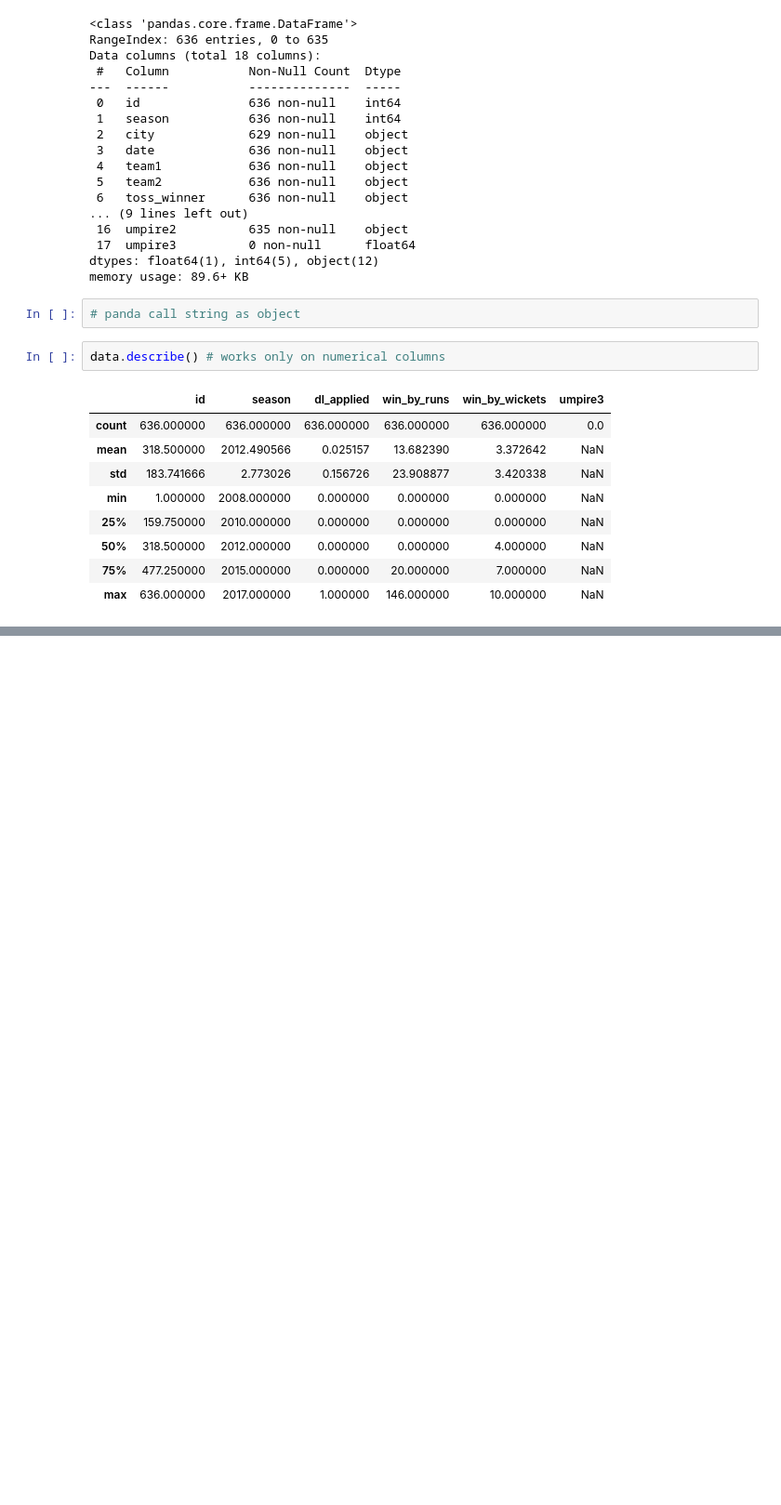
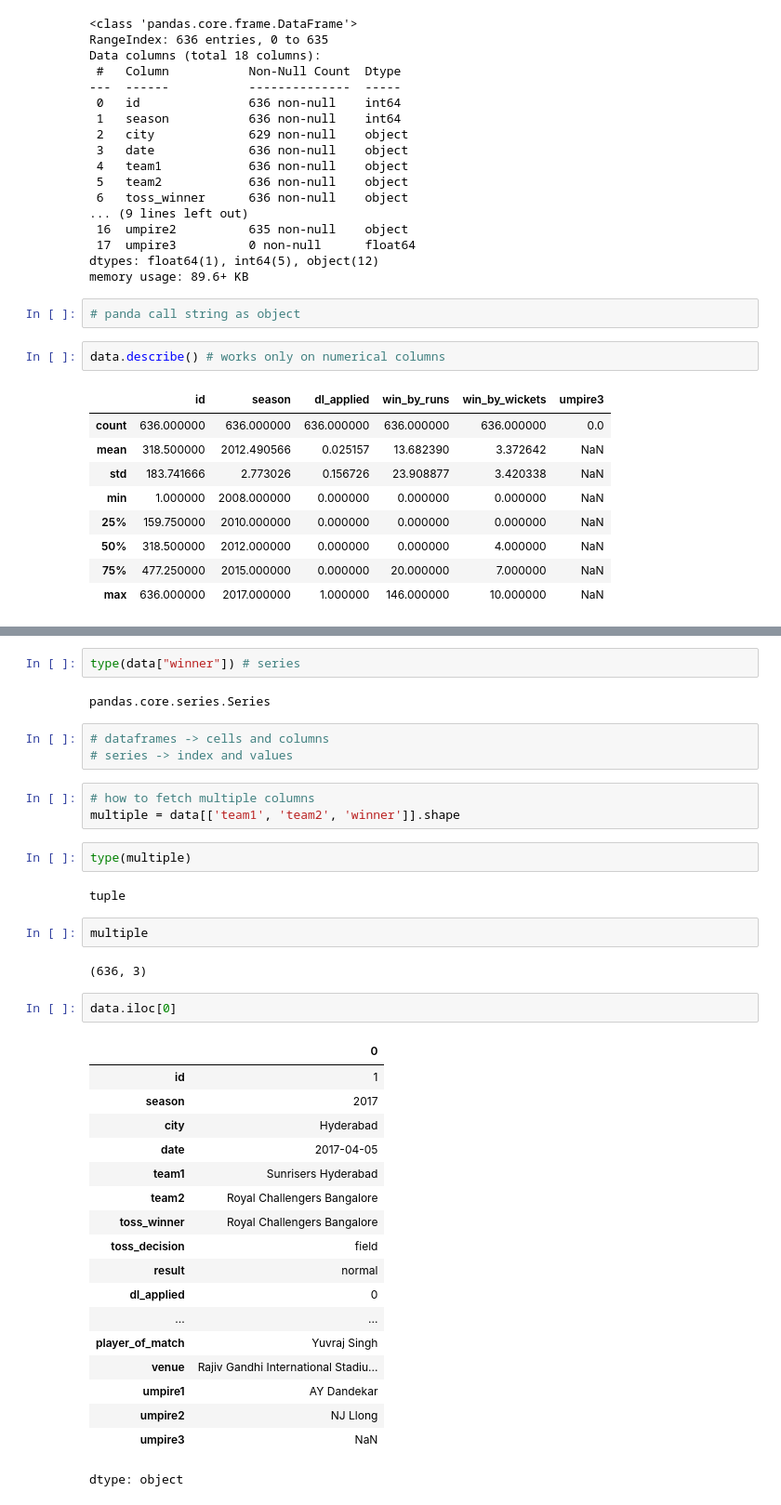
Before and after one commit to RazyAnas/MachineLearning, a Jupyter notebook: Pandas.ipynb, the cells around one changed output, grey strips where cells are left out. Shown at 93% size. Cells and saved outputs as stored; diff of their text form; blank space fills up the shorter version.

```diff
--- a/Pandas.ipynb
+++ b/Pandas.ipynb
@@ -110,0 +133,39 @@ data.describe() # works only on numerical columns
+# %%
+type(data["winner"]) # series
+# %% [output]
+pandas.core.series.Series
+# %%
+# dataframes -> cells and columns
+# series -> index and values
+# %%
+# how to fetch multiple columns
+multiple = data[['team1', 'team2', 'winner']].shape
+# %%
+type(multiple)
+# %% [output]
+tuple
+# %%
+multiple
+# %% [output]
+(636, 3)
+# %%
+data.iloc[0]
+# %% [output]
+|  | 0 |
+| id | 1 |
+| season | 2017 |
+| city | Hyderabad |
+| date | 2017-04-05 |
+| team1 | Sunrisers Hyderabad |
+| team2 | Royal Challengers Bangalore |
+| toss_winner | Royal Challengers Bangalore |
+| toss_decision | field |
+| result | normal |
+| dl_applied | 0 |
+| ... | ... |
+| player_of_match | Yuvraj Singh |
+| venue | Rajiv Gandhi International Stadiu... |
+| umpire1 | AY Dandekar |
+| umpire2 | NJ Llong |
+| umpire3 | NaN |
+dtype: object
```
Also changed, not shown: parts of 11 cells of this notebook.
